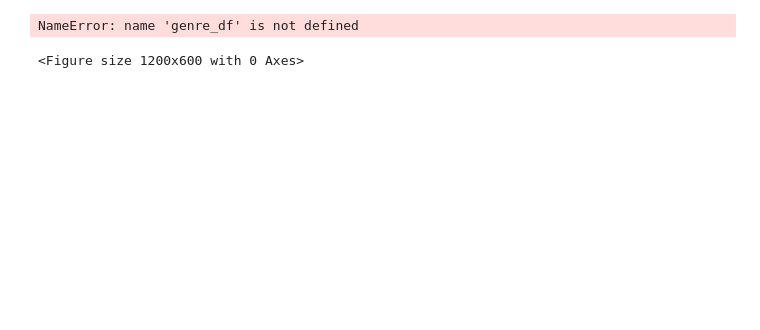
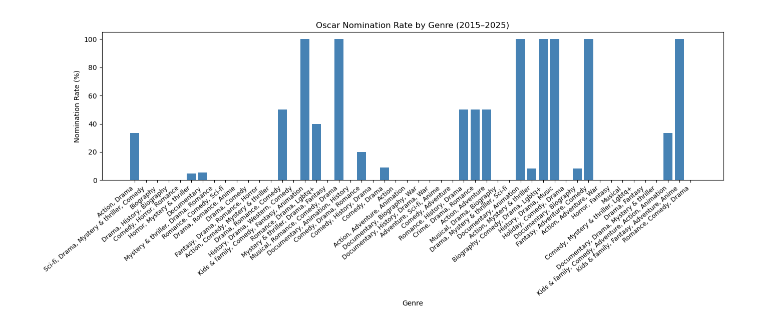
Before and after one commit to maggie63/cpsc368_group19, a Jupyter notebook: phase-3.ipynb, the cells around one changed output. Drawn from its saved outputs; the diff is of its cells as text; code cells hidden in the pictures; blank space fills up the shorter version.

Commit message:
Query 3 Visualizations Edited

```diff
--- a/phase-3.ipynb
+++ b/phase-3.ipynb
@@ -87,14 +96,15 @@ NameError: name 'cur' is not defined
 # %%
-# Bar chart: Nomination rate by genre - Query 2
-plt.figure(figsize=(12, 6))
-plt.bar(genre_df['Genre'], genre_df['Nomination_Rate'], color='steelblue')
-plt.xticks(rotation=45, ha='right')
+# Bar chart: Nomination rate by genre (random sample of 50) - Query 2
+sample15 = genre_df.sample(n=50)
+
+plt.figure(figsize=(14, 6))
+plt.bar(sample15['Genre'], sample15['Nomination_Rate'], color='steelblue')
+plt.xticks(rotation=40, ha='right', fontsize=9)
 plt.xlabel('Genre')
 plt.ylabel('Nomination Rate (%)')
 plt.title('Oscar Nomination Rate by Genre (2015–2025)')
 plt.tight_layout()
 plt.show()
 # %% [output]
-NameError: name 'genre_df' is not defined
-<Figure size 1200x600 with 0 Axes>
+[figure, added]
 # %%
```
Also changed, not shown: parts of 9 cells of this notebook.
